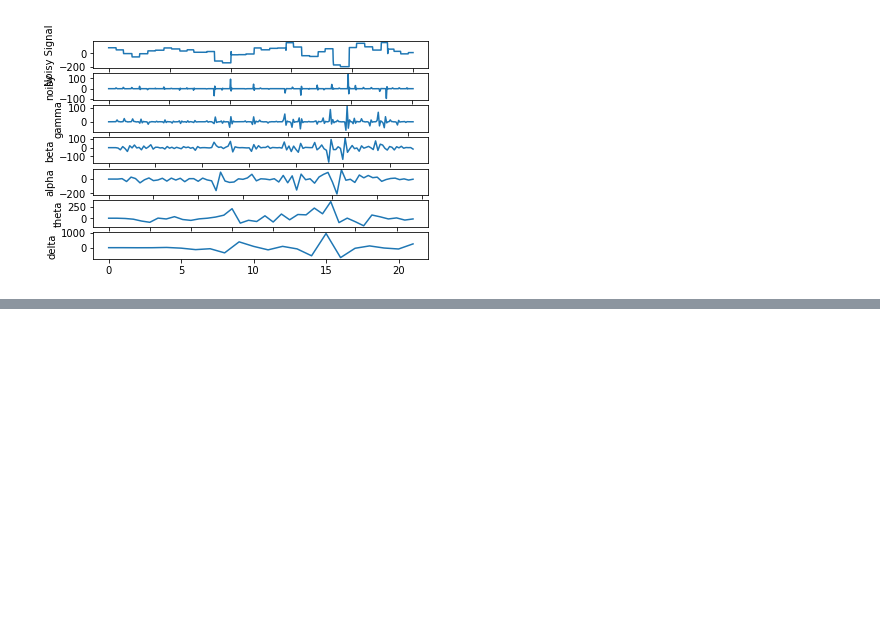
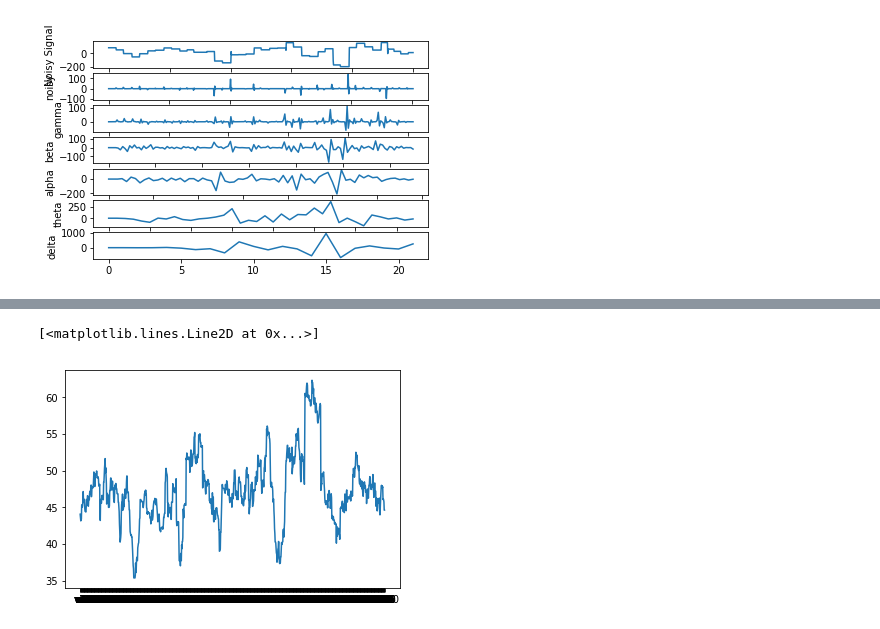
Before and after one commit to sytzewest/EEG-RobotArm-ProjectInnovate, a Jupyter notebook: Processing/EEG.ipynb, the cells around one changed output, grey strips where cells are left out. Saved outputs shown, nothing was run; the diff lists cells and outputs as text; code cells hidden in the pictures; blank space fills up the shorter version.

```diff
--- a/Processing/EEG.ipynb
+++ b/Processing/EEG.ipynb
@@ -69,0 +79,5 @@ plt.show()
+# %%
+plt.plot(np.std(lrdf, axis=0))
+# %% [output]
+[<matplotlib.lines.Line2D at 0x...>]
+[figure, added]
```
Also changed, not shown: parts of 4 cells of this notebook.
